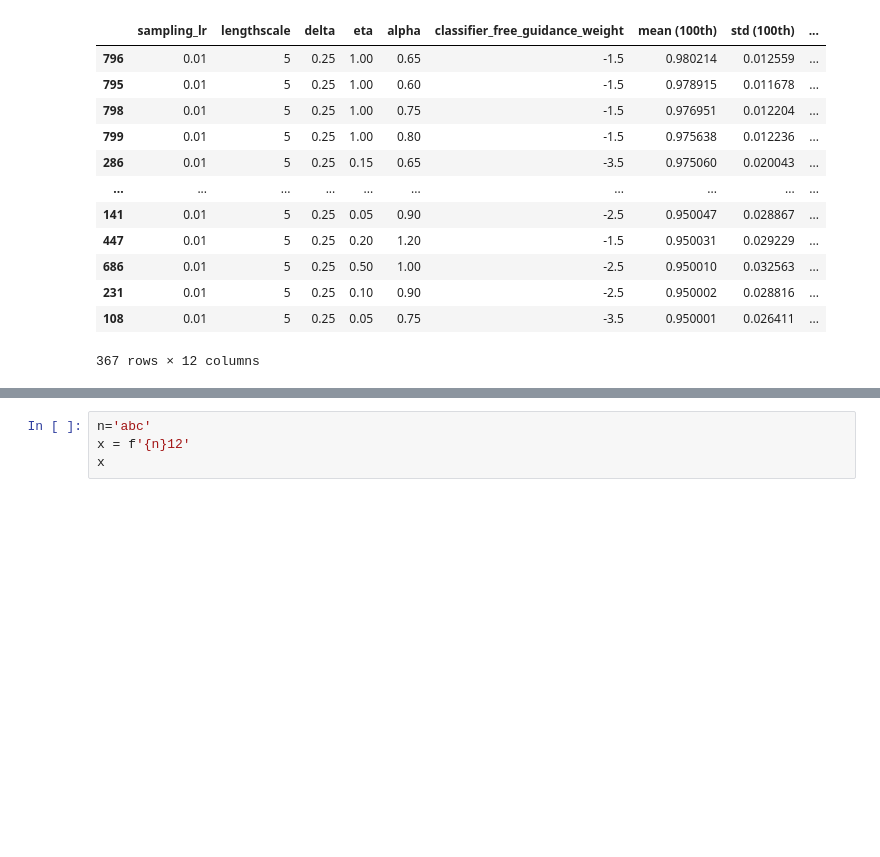
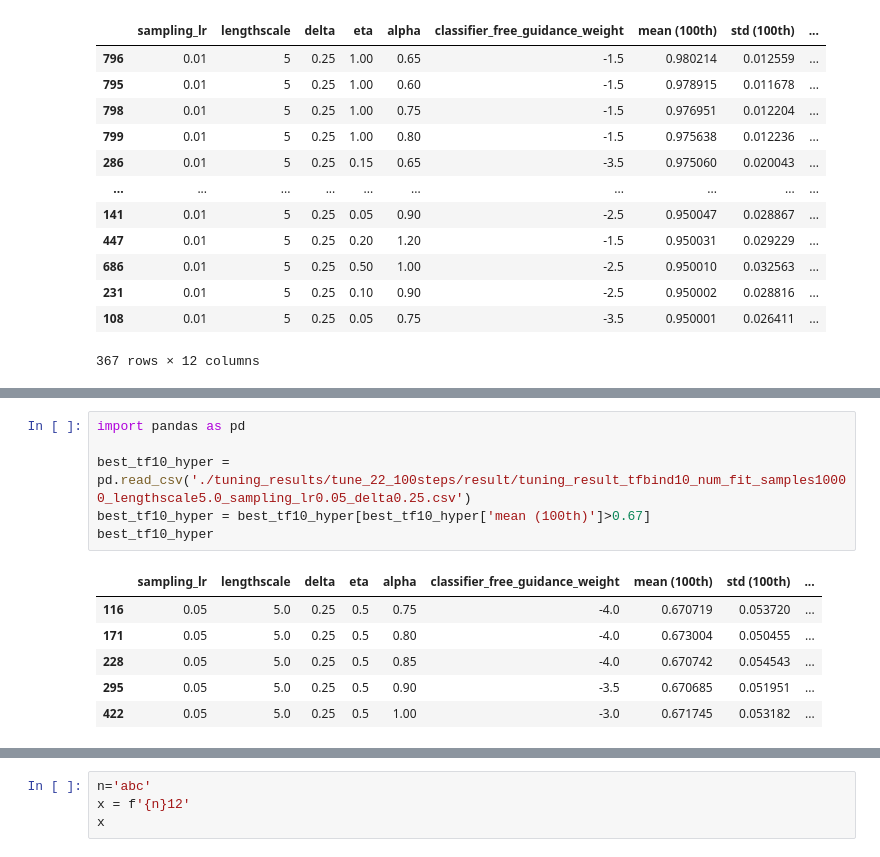
Before and after one commit to HungTT912/L2HD-setting-2, a Jupyter notebook: test.ipynb, the cells around one changed output, grey strips where cells are left out. Drawn from its saved outputs; the diff is of its cells as text; blank space fills up the shorter version.

```diff
--- a/test.ipynb
+++ b/test.ipynb
@@ -39,0 +43,13 @@ best_tf8_hyper
+# %%
+import pandas as pd
+
+best_tf10_hyper = pd.read_csv('./tuning_results/tune_22_100steps/result/tuning_result_tfbind10_num_fit_samples10000_lengthscale5.0_sampling_lr0.05_delta0.25.csv')
+best_tf10_hyper = best_tf10_hyper[best_tf10_hyper['mean (100th)']>0.67]
+best_tf10_hyper
+# %% [output]
+|  | sampling_lr | lengthscale | delta | eta | alpha | classifier_free_guidance_weight | mean (100th) | std (100th) | ... |
+| 116 | 0.05 | 5.0 | 0.25 | 0.5 | 0.75 | -4.0 | 0.670719 | 0.053720 | ... |
+| 171 | 0.05 | 5.0 | 0.25 | 0.5 | 0.80 | -4.0 | 0.673004 | 0.050455 | ... |
+| 228 | 0.05 | 5.0 | 0.25 | 0.5 | 0.85 | -4.0 | 0.670742 | 0.054543 | ... |
+| 295 | 0.05 | 5.0 | 0.25 | 0.5 | 0.90 | -3.5 | 0.670685 | 0.051951 | ... |
+| 422 | 0.05 | 5.0 | 0.25 | 0.5 | 1.00 | -3.0 | 0.671745 | 0.053182 | ... |
```
Also changed, not shown: parts of 3 cells of this notebook, 1 other file.
